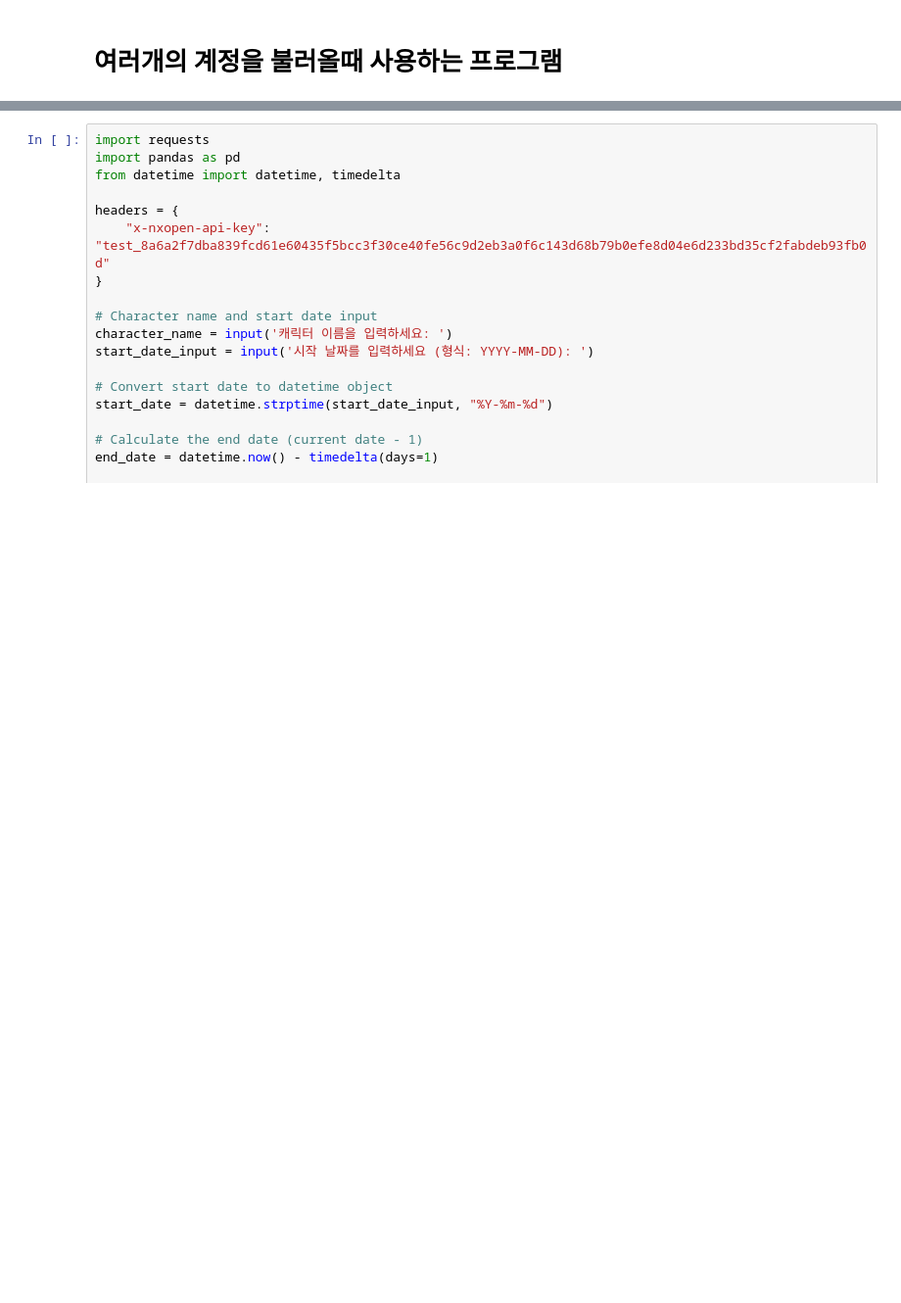
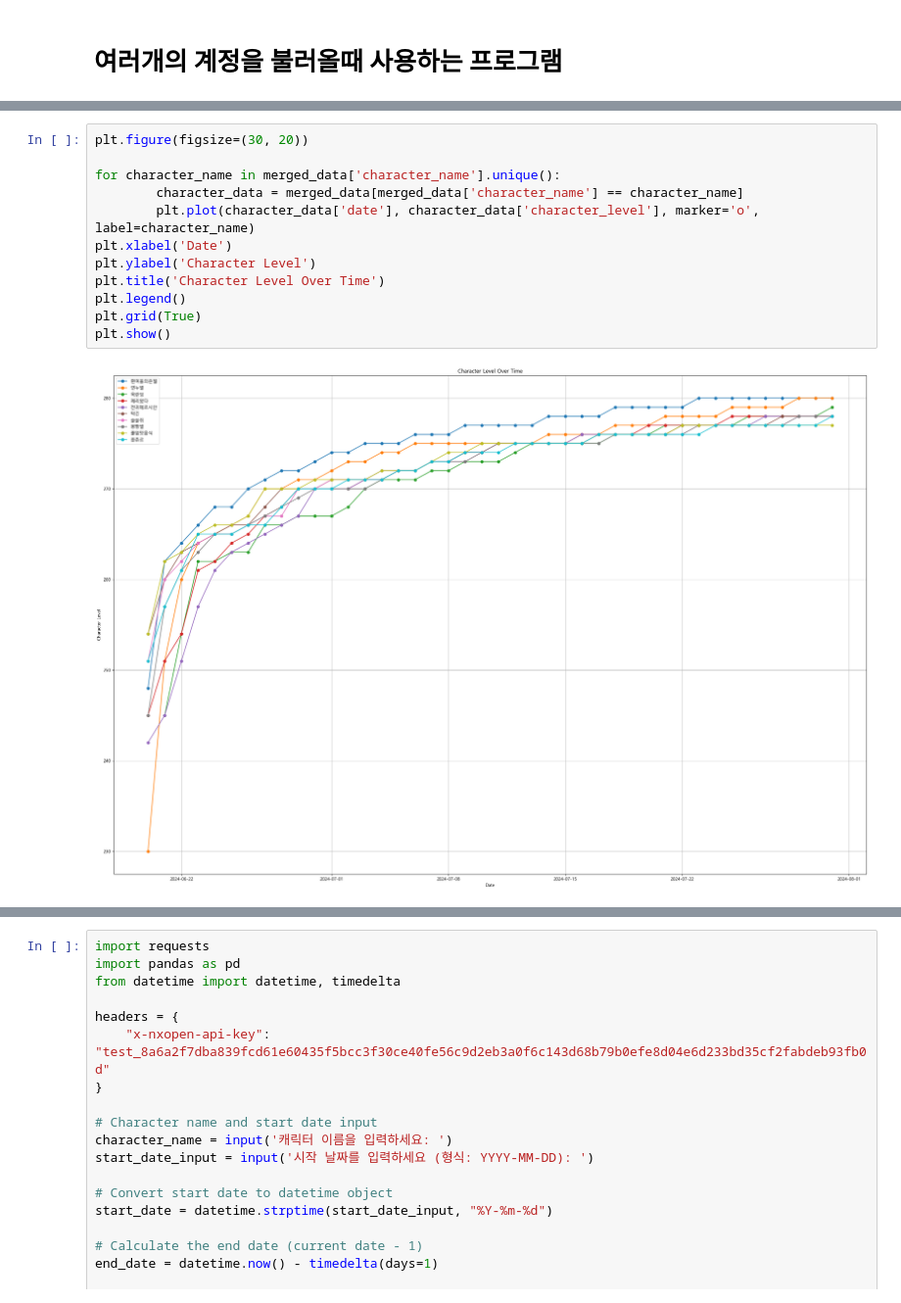
Before and after one commit to domangga/maplestory-data, a Jupyter notebook: 메이플 데이터 분석 포토폴리오.ipynb, the cells around one changed output, grey strips where cells are left out. Shown: that part at 98% size. Saved outputs shown, nothing was run; the diff lists cells and outputs as text; blank space fills up the shorter version.

```diff
--- a/메이플 데이터 분석 포토폴리오.ipynb
+++ b/메이플 데이터 분석 포토폴리오.ipynb
@@ -202,0 +252,14 @@ Response: {'date': None, 'character_name': '난싸개다', 'world_name': '버닝
+# %%
+plt.figure(figsize=(30, 20))
+
+for character_name in merged_data['character_name'].unique():
+        character_data = merged_data[merged_data['character_name'] == character_name]
+        plt.plot(character_data['date'], character_data['character_level'], marker='o', label=character_name)
+plt.xlabel('Date')
+plt.ylabel('Character Level')
+plt.title('Character Level Over Time')
+plt.legend()
+plt.grid(True)
+plt.show()
+# %% [output]
+[figure, added]
```
Also changed, not shown: parts of 5 cells of this notebook, 1 other file.
